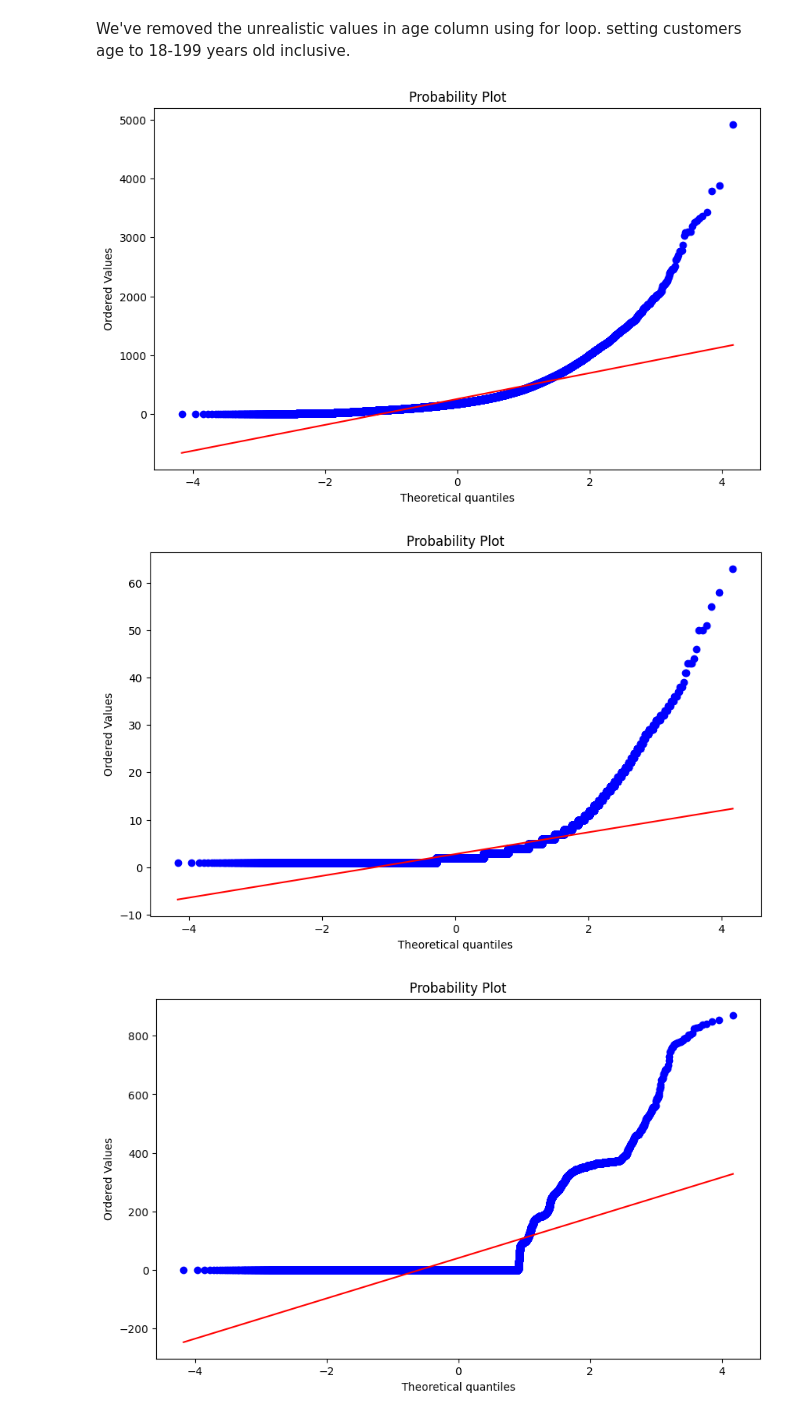
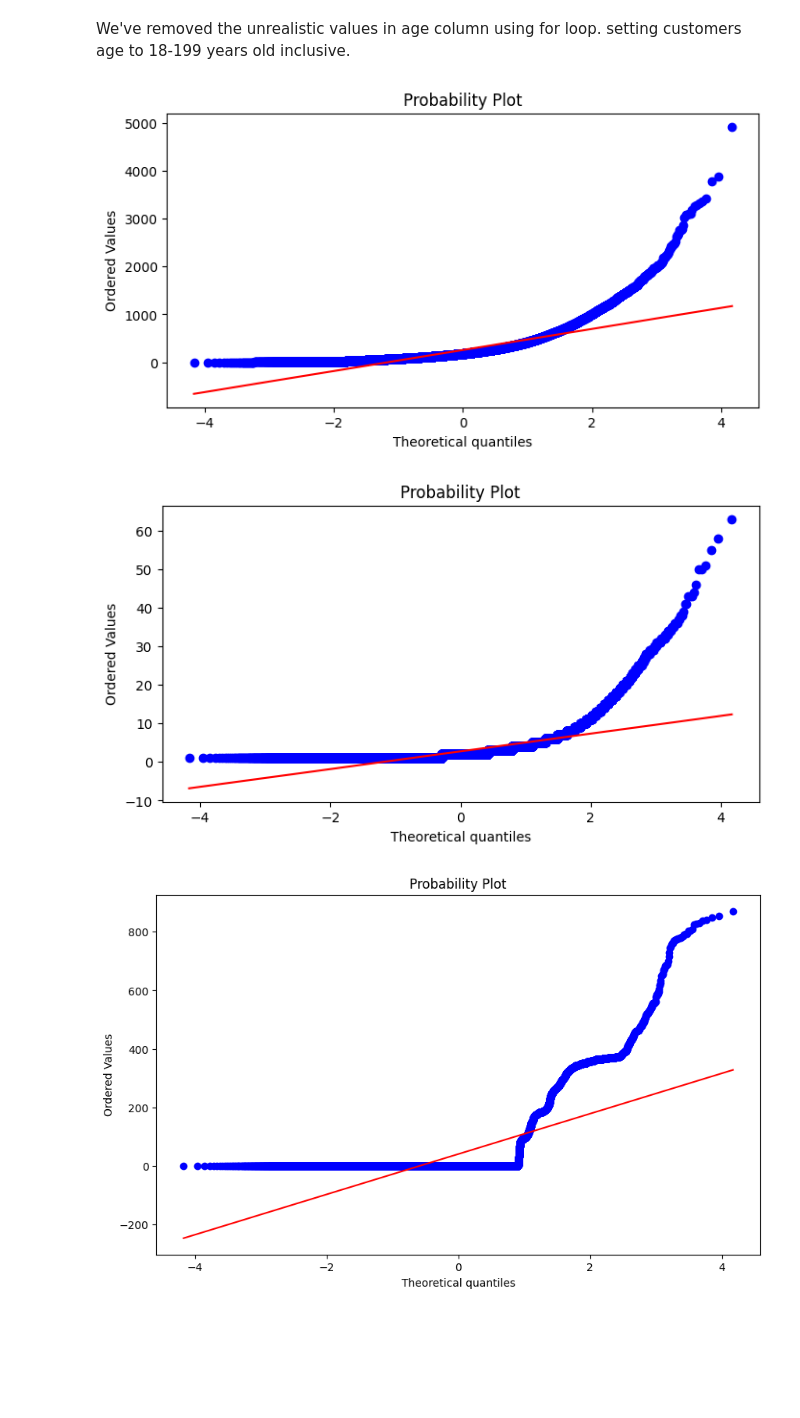
Before and after one commit to Ayomide-ola/UCDPA_Ayomide, a Jupyter notebook: predict term deposit project.ipynb, the cells around one changed output. Cells and saved outputs as stored; diff of their text form; code cells hidden in the pictures; blank space fills up the shorter version.

```diff
--- a/predict term deposit project.ipynb
+++ b/predict term deposit project.ipynb
@@ -212,7 +237,7 @@ code summary: plot compare the quantiles of the 'numerical columns' of the datas
 # %%
 # Creating probability plot for 'age' (using pyplot module of the matplotlib)
 #code by AHMEDOV , A. (2022)
-plt.rcParams["figure.figsize"] = (10, 6) # This set the size of the graph width and height respectively
+plt.rcParams["figure.figsize"] = (8, 4) # This set the size of the graph width and height respectively
 stats.probplot(predic_f["age"], dist="norm", plot=plt)
 plt.show()
 #code summary: plot compare the quantiles of the 'age column' of the dataset to the quantiles of a 'normal distribution'
@@ -238,7 +263,7 @@ for x in predic_f.index:
 # %%
 #Checking result visually
 # code by AHMEDOV , A. (2022)
-plt.rcParams["figure.figsize"] = (10, 6)
+plt.rcParams["figure.figsize"] = (8, 4)
 stats.probplot(predic_f["age"], dist="norm", plot=plt)
 plt.show()
 # %% [output]
@@ -251,7 +276,7 @@ for x in predic_f.index:
     predic_f.loc[x, "age"] = 18
 # %%
 #Checking result visually
-plt.rcParams["figure.figsize"] = (10, 6)
+plt.rcParams["figure.figsize"] = (8, 4)
 stats.probplot(predic_f["age"], dist="norm", plot=plt)
 plt.show()
 # %% [output]
@@ -260,18 +285,18 @@ plt.show()
 We've removed the unrealistic values in age column using for loop. setting customers age to 18-199 years old inclusive.
 # %%
 #Plotting duration column
-plt.rcParams["figure.figsize"] = (10, 6)
+plt.rcParams["figure.figsize"] = (8, 4)
 stats.probplot(predic_f["duration"], dist="norm", plot=plt)
 plt.show()
 # %% [output]
-[figure, old version]
+[figure, new version]
 # %%
 #Plotting campaingn column
-plt.rcParams["figure.figsize"] = (10,6)
+plt.rcParams["figure.figsize"] = (8,4)
 stats.probplot(predic_f['campaign'], dist ="norm", plot = plt)
 plt.show()
 # %% [output]
-[figure, old version]
+[figure, new version]
 # %%
 plt.rcParams["figure.figsize"] = (10,6)
 stats.probplot(predic_f['pdays'], dist ="norm", plot = plt)
```
Also changed, not shown: parts of 38 cells of this notebook.
